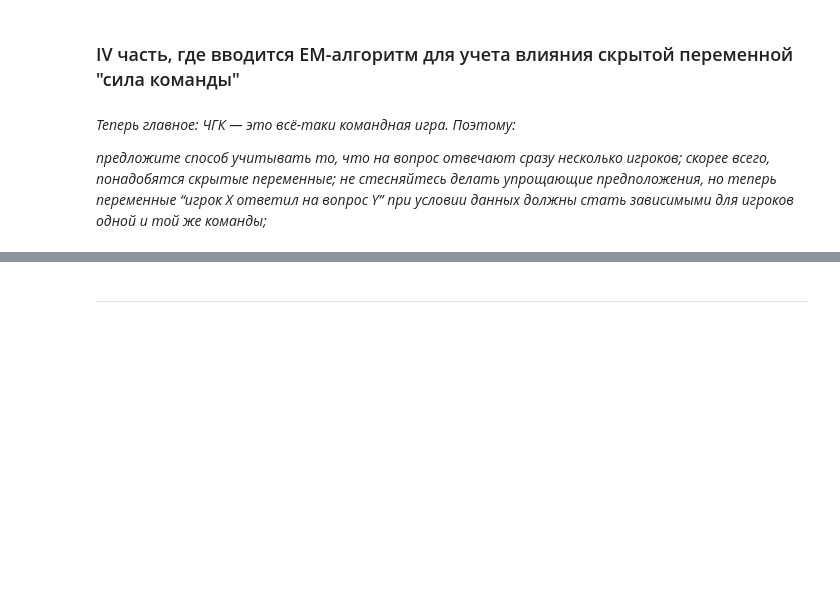
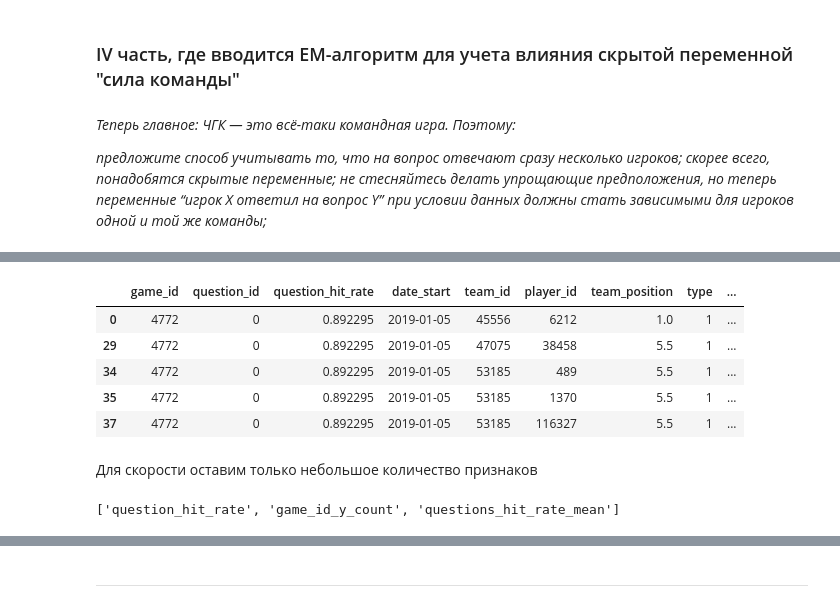
Before and after one commit to spin-to-win/ml_made, a Jupyter notebook: solution_hw2.ipynb, the cells around one changed output, grey strips where cells are left out. Cells and saved outputs as stored; diff of their text form; code cells hidden in the pictures; blank space fills up the shorter version.

```diff
--- a/solution_hw2.ipynb
+++ b/solution_hw2.ipynb
@@ -747,0 +831,3 @@ _предложите способ учитывать то, что на вопр
+# %%
+%%time
+X = pd.read_hdf('./data/X_logreg.h5')
@@ -747,0 +837,9 @@ _предложите способ учитывать то, что на вопр
+# %%
+X.head()
+# %% [output]
+|  | game_id | question_id | question_hit_rate | date_start | team_id | player_id | team_position | type | ... |
+| 0 | 4772 | 0 | 0.892295 | 2019-01-05 | 45556 | 6212 | 1.0 | 1 | ... |
+| 29 | 4772 | 0 | 0.892295 | 2019-01-05 | 47075 | 38458 | 5.5 | 1 | ... |
+| 34 | 4772 | 0 | 0.892295 | 2019-01-05 | 53185 | 489 | 5.5 | 1 | ... |
+| 35 | 4772 | 0 | 0.892295 | 2019-01-05 | 53185 | 1370 | 5.5 | 1 | ... |
+| 37 | 4772 | 0 | 0.892295 | 2019-01-05 | 53185 | 116327 | 5.5 | 1 | ... |
@@ -747,0 +850,11 @@ _предложите способ учитывать то, что на вопр
+# %% [markdown]
+Для скорости оставим только небольшое количество признаков
+# %%
+selected_features = ['question_hit_rate',           # сложность вопроса (доля верных ответов на этот вопрос в этой игре)
+                     'game_id_y_count',             # сколько игр сыграл
+#                      'relative_team_position_mean', # относительная позиция в рейтинге
+                     'questions_hit_rate_mean']     # процент верных ответов данного игрока в прошлом
+
+selected_features
+# %% [output]
+['question_hit_rate', 'game_id_y_count', 'questions_hit_rate_mean']
```
Also changed, not shown: parts of 64 cells of this notebook.
